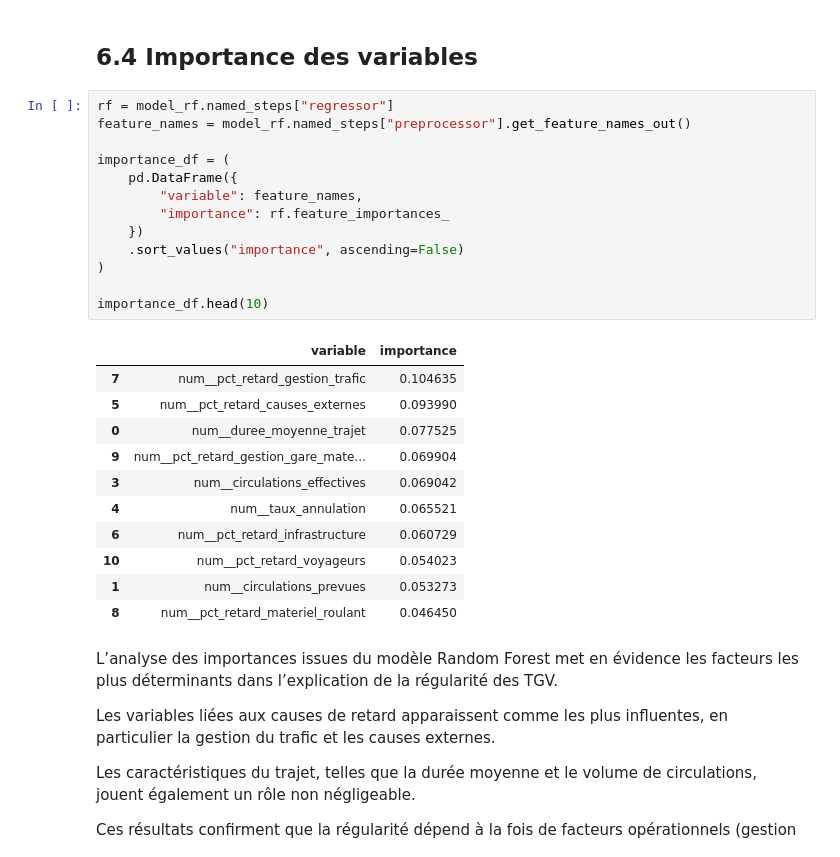
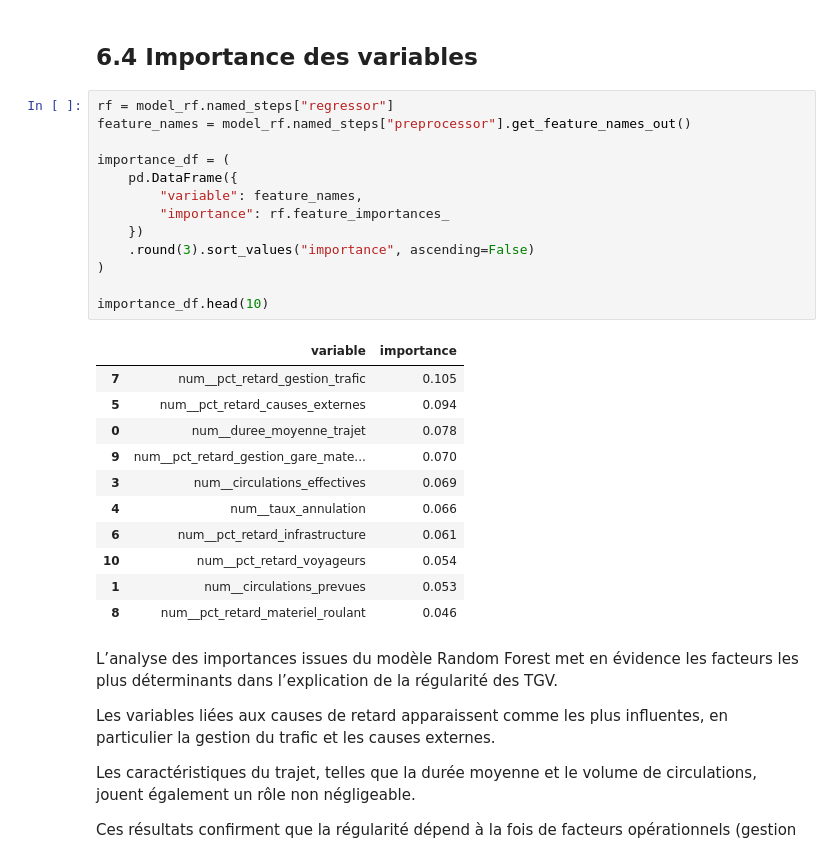
Before and after one commit to chamsisarra5-web/projet-info, a Jupyter notebook: projet_tgv.ipynb, the cells around one changed output. Drawn from its saved outputs; the diff is of its cells as text.

Commit message:
round

```diff
--- a/projet_tgv.ipynb
+++ b/projet_tgv.ipynb
@@ -784,28 +784,28 @@ R² : 0.4340825260983707
 # %%
 rf = model_rf.named_steps["regressor"]
 feature_names = model_rf.named_steps["preprocessor"].get_feature_names_out()
 
 importance_df = (
     pd.DataFrame({
         "variable": feature_names,
         "importance": rf.feature_importances_
     })
-    .sort_values("importance", ascending=False)
+    .round(3).sort_values("importance", ascending=False)
 )
 
 importance_df.head(10)
 # %% [output]
 |  | variable | importance |
-| 7 | num__pct_retard_gestion_trafic | 0.104635 |
-| 5 | num__pct_retard_causes_externes | 0.093990 |
-| 0 | num__duree_moyenne_trajet | 0.077525 |
-| 9 | num__pct_retard_gestion_gare_mate... | 0.069904 |
-| 3 | num__circulations_effectives | 0.069042 |
-| 4 | num__taux_annulation | 0.065521 |
-| 6 | num__pct_retard_infrastructure | 0.060729 |
-| 10 | num__pct_retard_voyageurs | 0.054023 |
-| 1 | num__circulations_prevues | 0.053273 |
-| 8 | num__pct_retard_materiel_roulant | 0.046450 |
+| 7 | num__pct_retard_gestion_trafic | 0.105 |
+| 5 | num__pct_retard_causes_externes | 0.094 |
+| 0 | num__duree_moyenne_trajet | 0.078 |
+| 9 | num__pct_retard_gestion_gare_mate... | 0.070 |
+| 3 | num__circulations_effectives | 0.069 |
+| 4 | num__taux_annulation | 0.066 |
+| 6 | num__pct_retard_infrastructure | 0.061 |
+| 10 | num__pct_retard_voyageurs | 0.054 |
+| 1 | num__circulations_prevues | 0.053 |
+| 8 | num__pct_retard_materiel_roulant | 0.046 |
 # %% [markdown]
 
 L’analyse des importances issues du modèle Random Forest met en évidence les facteurs les plus déterminants dans l’explication de la régularité des TGV.
```
